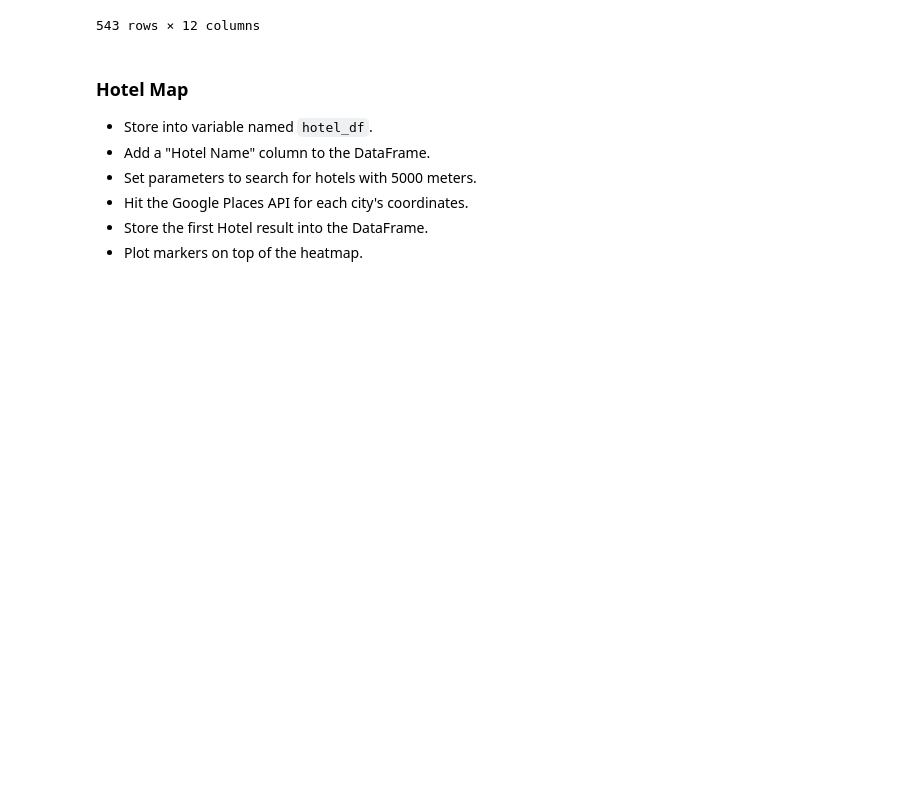
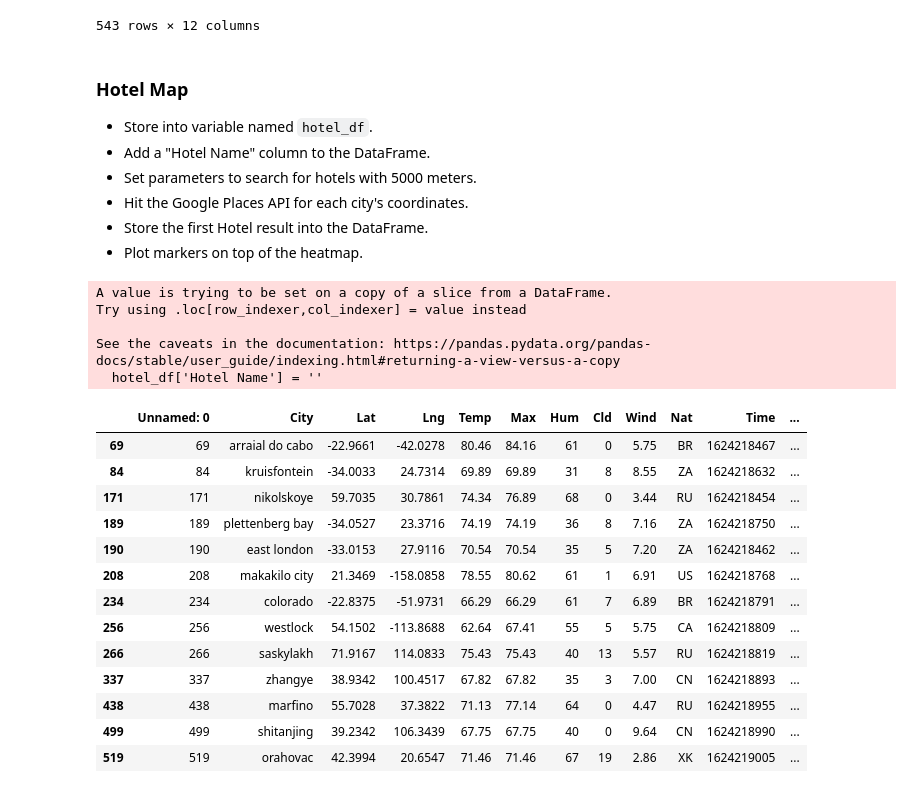
Before and after one commit to juliemcbaker/python-api-challenge, a Jupyter notebook: VacationPy/VacationPy.ipynb, the cells around one changed output. Drawn from its saved outputs; the diff is of its cells as text; code cells hidden in the pictures; blank space fills up the shorter version.

```diff
--- a/VacationPy/VacationPy.ipynb
+++ b/VacationPy/VacationPy.ipynb
@@ -89,7 +95,7 @@ fig
 # ideal weather conditions
 # %%
 # renaming columns to be shorter
-weather_df = weather_df.rename(columns={'Latitude':'Lat','Longitude':'Lng', 'Temperature (F)': 'Temp', 'Maximum Temperature (F)': 'Max', 'Humidity (%)': 'Hum', 'Cloudiness (%)': 'Cld', 'Wind Speed (mph)': 'Wind', 'Country': 'Nat', 'Time Zone': 'TZ'})
+weather_df = weather_df.rename(columns={'Latitude':'Lat','Longitude':'Lng', 'Temperature (F)': 'Temp', 'Maximum Temperature (F)': 'Max', 'Humidity (%)': 'Hum', 'Cloudiness (%)': 'Cld', 'Wind Speed (mph)': 'Wind', 'Country': 'Country', 'Time Zone': 'TZ'})
 weather_df # cities = 543
 # %% [output]
 |  | Unnamed: 0 | City | Lat | Lng | Temp | Max | Hum | Cld | Wind | Nat | Time | ... |
@@ -130,3 +136,29 @@ just_right_df = ok_clouds_df.dropna() # cities = 13
 * Hit the Google Places API for each city's coordinates.
 * Store the first Hotel result into the DataFrame.
 * Plot markers on top of the heatmap.
+# %%
+hotel_df = just_right_df
+hotel_df['Hotel Name'] = ''
+# %% [output]
+A value is trying to be set on a copy of a slice from a DataFrame.
+Try using .loc[row_indexer,col_indexer] = value instead
+
+See the caveats in the documentation: https://pandas.pydata.org/pandas-docs/stable/user_guide/indexing.html#returning-a-view-versus-a-copy
+  hotel_df['Hotel Name'] = ''
+# %%
+hotel_df
+# %% [output]
+|  | Unnamed: 0 | City | Lat | Lng | Temp | Max | Hum | Cld | Wind | Nat | Time | ... |
+| 69 | 69 | arraial do cabo | -22.9661 | -42.0278 | 80.46 | 84.16 | 61 | 0 | 5.75 | BR | 1624218467 | ... |
+| 84 | 84 | kruisfontein | -34.0033 | 24.7314 | 69.89 | 69.89 | 31 | 8 | 8.55 | ZA | 1624218632 | ... |
+| 171 | 171 | nikolskoye | 59.7035 | 30.7861 | 74.34 | 76.89 | 68 | 0 | 3.44 | RU | 1624218454 | ... |
+| 189 | 189 | plettenberg bay | -34.0527 | 23.3716 | 74.19 | 74.19 | 36 | 8 | 7.16 | ZA | 1624218750 | ... |
+| 190 | 190 | east london | -33.0153 | 27.9116 | 70.54 | 70.54 | 35 | 5 | 7.20 | ZA | 1624218462 | ... |
+| 208 | 208 | makakilo city | 21.3469 | -158.0858 | 78.55 | 80.62 | 61 | 1 | 6.91 | US | 1624218768 | ... |
+| 234 | 234 | colorado | -22.8375 | -51.9731 | 66.29 | 66.29 | 61 | 7 | 6.89 | BR | 1624218791 | ... |
+| 256 | 256 | westlock | 54.1502 | -113.8688 | 62.64 | 67.41 | 55 | 5 | 5.75 | CA | 1624218809 | ... |
+| 266 | 266 | saskylakh | 71.9167 | 114.0833 | 75.43 | 75.43 | 40 | 13 | 5.57 | RU | 1624218819 | ... |
+| 337 | 337 | zhangye | 38.9342 | 100.4517 | 67.82 | 67.82 | 35 | 3 | 7.00 | CN | 1624218893 | ... |
+| 438 | 438 | marfino | 55.7028 | 37.3822 | 71.13 | 77.14 | 64 | 0 | 4.47 | RU | 1624218955 | ... |
+| 499 | 499 | shitanjing | 39.2342 | 106.3439 | 67.75 | 67.75 | 40 | 0 | 9.64 | CN | 1624218990 | ... |
+| 519 | 519 | orahovac | 42.3994 | 20.6547 | 71.46 | 71.46 | 67 | 19 | 2.86 | XK | 1624219005 | ... |
```
Also changed, not shown: parts of 10 cells of this notebook.
